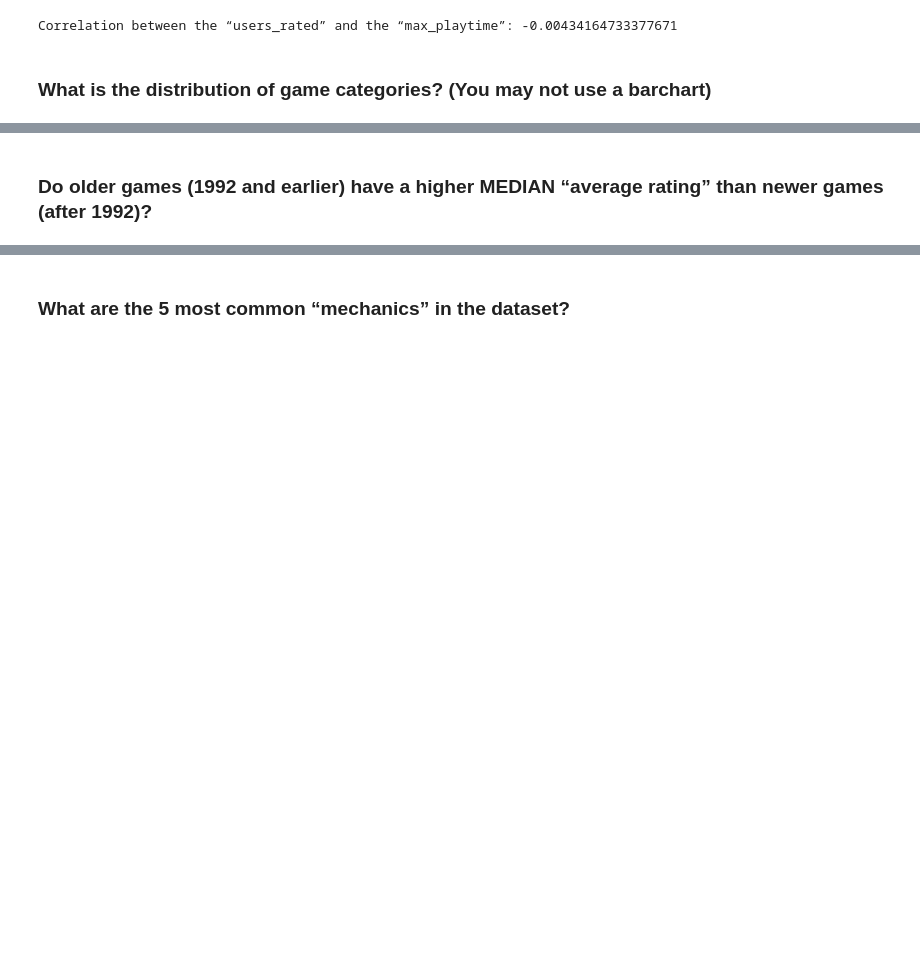
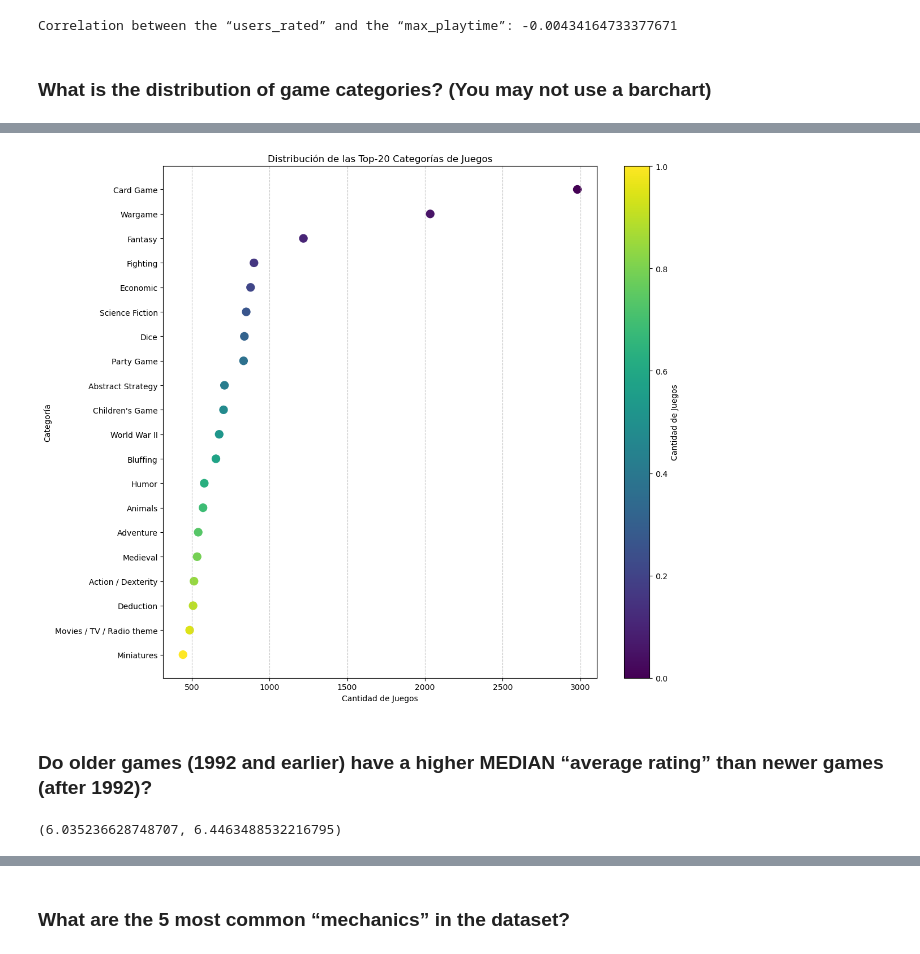
Before and after one commit to FJGM2023015/CA1_DVis_HDip_Lvl8-, a Jupyter notebook: Francisco_Gorigoitia_DVisHDip_CA1.ipynb, the cells around one changed output, grey strips where cells are left out. Drawn from its saved outputs; the diff is of its cells as text; code cells hidden in the pictures; blank space fills up the shorter version.

```diff
--- a/Francisco_Gorigoitia_DVisHDip_CA1.ipynb
+++ b/Francisco_Gorigoitia_DVisHDip_CA1.ipynb
@@ -310,2 +223,36 @@ dtype: int64
+# %%
+# Cambiar el color de los puntos en función de su valor, siendo el mayor más oscuro
+colors = plt.cm.viridis(np.linspace(0, 1, len(counts)))
+
+# Ordenar los puntos según su valor para que el color coincida con el orden
+sorted_indices = counts.argsort()
+sorted_counts = counts[sorted_indices]
+sorted_categories = categories[sorted_indices]
+sorted_colors = colors[sorted_indices]
+
+# Crear el Dot Plot con colores
+plt.figure(figsize=(12, 10))
+plt.scatter(sorted_counts, sorted_categories, color=sorted_colors, s=100)
+plt.title('Distribución de las Top-20 Categorías de Juegos')
+plt.xlabel('Cantidad de Juegos')
+plt.ylabel('Categoría')
+plt.colorbar(label='Cantidad de Juegos')
+plt.grid(axis='x', linestyle='--', alpha=0.7)
+plt.tight_layout()
+plt.show()
+# %% [output]
+[figure, added]
 # %% [markdown]
 ### Do older games (1992 and earlier) have a higher MEDIAN “average rating” than newer games (after 1992)?
+# %%
+# Dividir el dataframe en juegos antiguos (1992 y anteriores) y juegos nuevos (después de 1992)
+older_games = df_games[df_games['year_published'] <= 1992]
+newer_games = df_games[df_games['year_published'] > 1992]
+
+# Calcular la "average rating" media para ambos grupos
+older_games_avg_rating = older_games['average_rating'].mean()
+newer_games_avg_rating = newer_games['average_rating'].mean()
+
+older_games_avg_rating, newer_games_avg_rating
+# %% [output]
+(6.035236628748707, 6.4463488532216795)
```
Also changed, not shown: parts of 18 cells of this notebook.
